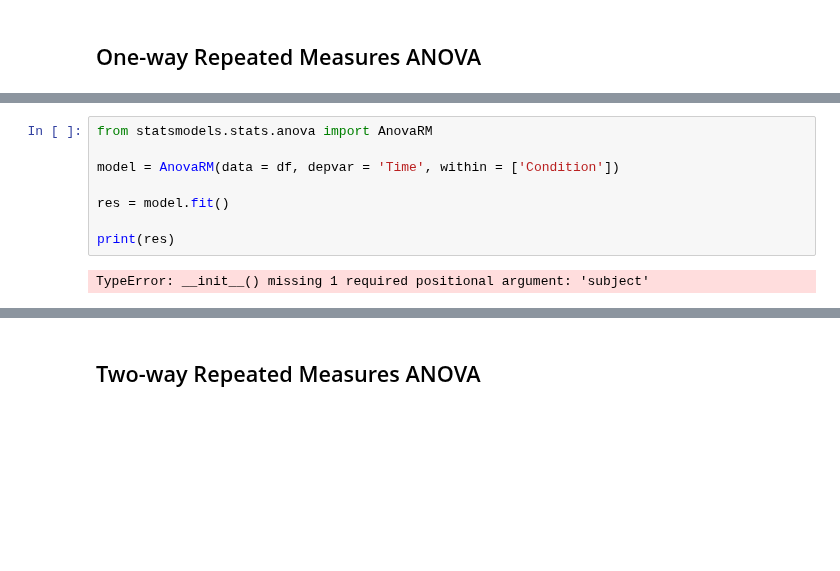
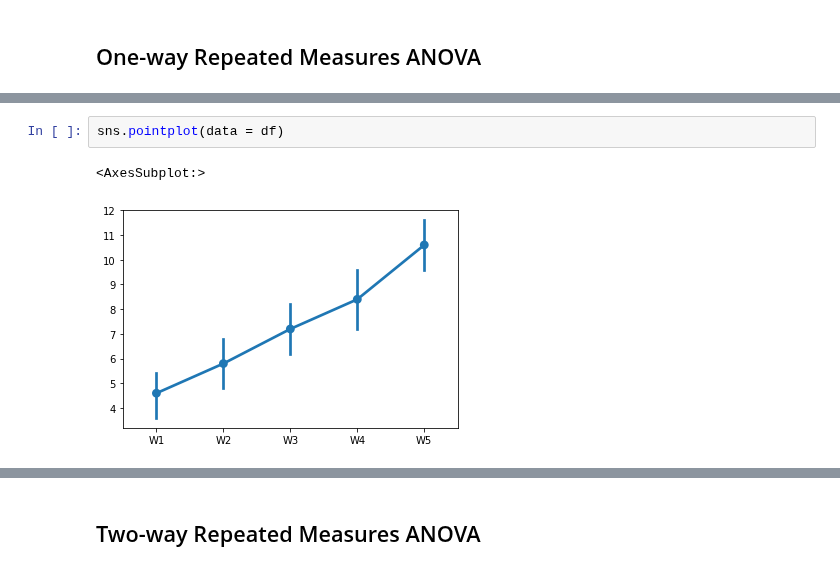
Before and after one commit to ethanweed/ExPsyLing, a Jupyter notebook: 2021/Notebooks/ANOVA_notebook1.ipynb, the cells around one changed output, grey strips where cells are left out. Cells and saved outputs as stored; diff of their text form; blank space fills up the shorter version.

```diff
--- a/2021/Notebooks/ANOVA_notebook1.ipynb
+++ b/2021/Notebooks/ANOVA_notebook1.ipynb
@@ -96,10 +69,5 @@ df.head()
-# %%
-from statsmodels.stats.anova import AnovaRM
-
-model = AnovaRM(data = df, depvar = 'Time', within = ['Condition'])
-
-res = model.fit()
-
-print(res)
-# %% [output]
-TypeError: __init__() missing 1 required positional argument: 'subject'
+# %%
+sns.pointplot(data = df)
+# %% [output]
+<AxesSubplot:>
+[figure, added]
```
Also changed, not shown: parts of 14 cells of this notebook.
